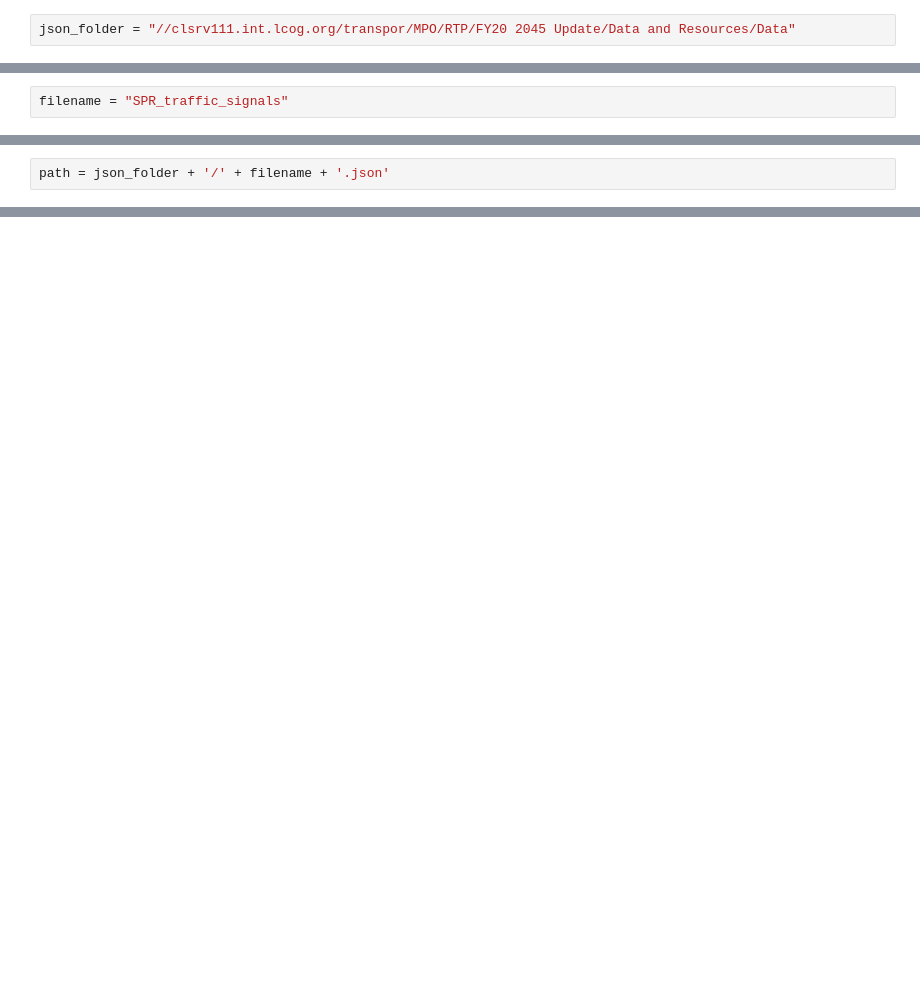
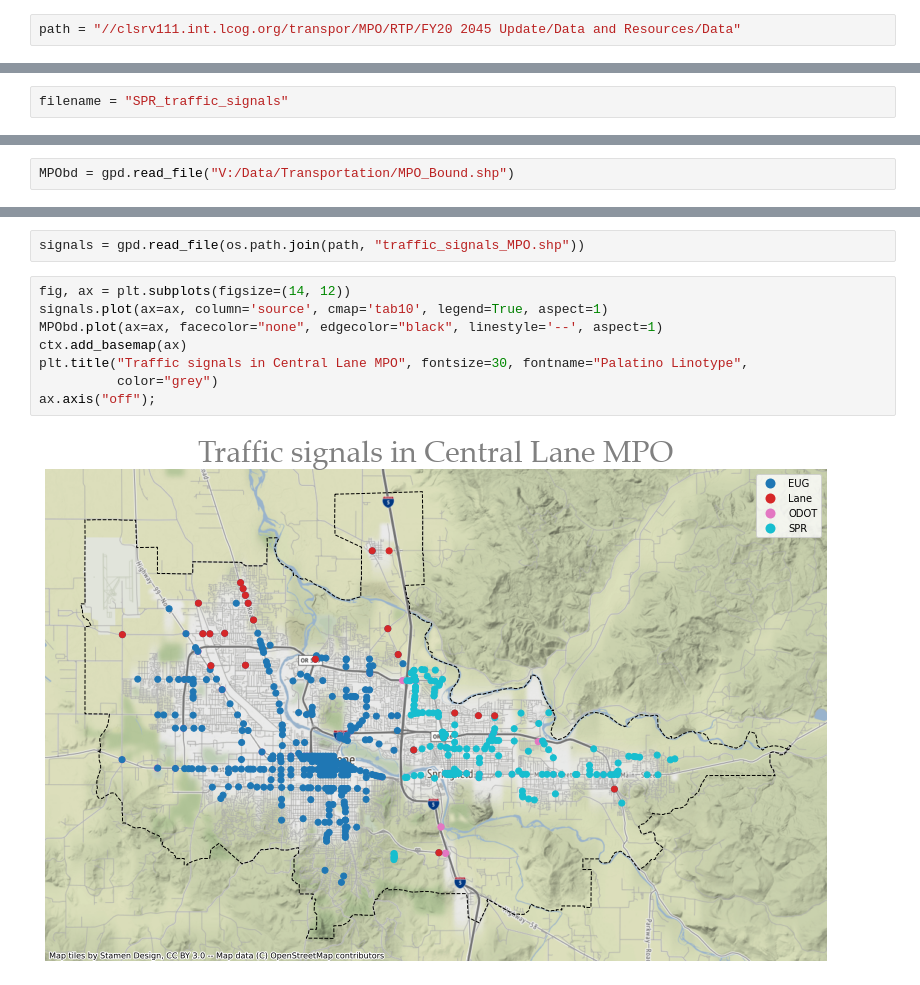
Before and after one commit to dongmeic/RTP, a Jupyter notebook: data/traffic_signals.ipynb, the cells around one changed output, grey strips where cells are left out. Saved outputs shown, nothing was run; the diff lists cells and outputs as text; blank space fills up the shorter version.

Commit message:
mapped traffic signals

```diff
--- a/data/traffic_signals.ipynb
+++ b/data/traffic_signals.ipynb
@@ -24,5 +28,5 @@ url_string = "https://services.arcgis.com/uUvqNMGPm7axC2dD/arcgis/rest/services/
 # %%
-json_folder = "//clsrv111.int.lcog.org/transpor/MPO/RTP/FY20 2045 Update/Data and Resources/Data"
+path = "//clsrv111.int.lcog.org/transpor/MPO/RTP/FY20 2045 Update/Data and Resources/Data"
 # %%
 filename = "ODOT_traffic_signals"
 # %%
@@ -41,2 +41,0 @@ Failed to execute (JSONToFeatures).
-# %%
-path = json_folder + '/' + filename + '.json'
@@ -47,0 +275,2 @@ Failed to execute (JSONToFeatures).
+# %%
+MPObd = gpd.read_file("V:/Data/Transportation/MPO_Bound.shp")
@@ -47,0 +317,12 @@ Failed to execute (JSONToFeatures).
+# %%
+signals = gpd.read_file(os.path.join(path, "traffic_signals_MPO.shp"))
+# %%
+fig, ax = plt.subplots(figsize=(14, 12))
+signals.plot(ax=ax, column='source', cmap='tab10', legend=True, aspect=1)
+MPObd.plot(ax=ax, facecolor="none", edgecolor="black", linestyle='--', aspect=1)
+ctx.add_basemap(ax)
+plt.title("Traffic signals in Central Lane MPO", fontsize=30, fontname="Palatino Linotype",
+          color="grey")
+ax.axis("off");
+# %% [output]
+[figure, added]
```
Also changed, not shown: parts of 60 cells of this notebook.
